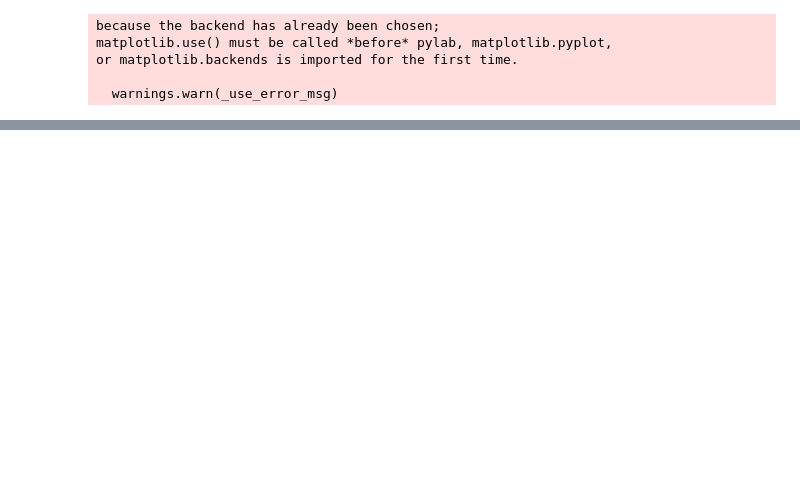
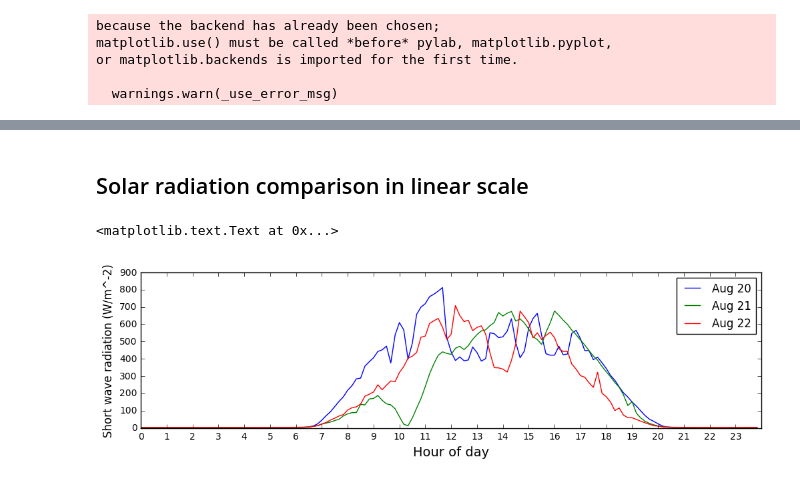
Before and after one commit to valentina-s/ooi_sonar, a Jupyter notebook: Plot echogram DVM.ipynb, the cells around one changed output, grey strips where cells are left out. Saved outputs shown, nothing was run; the diff lists cells and outputs as text; code cells hidden in the pictures; blank space fills up the shorter version.

```diff
--- a/Plot echogram DVM.ipynb
+++ b/Plot echogram DVM.ipynb
@@ -145,0 +216,49 @@ plt.ylabel('Depth',fontsize=14)
+# %%
+dd = 20
+# Get datetime object for all pings
+every_rec = [datetime.datetime(yr,mn,dd,hr,minutes,0) \
+              for hr in all_hr for minutes in all_minutes]  # UTC time
+every_rec = [x+datetime.timedelta(seconds=7*60*60) for x in every_rec]  # adjust to local time
+# Get timestamp for all radiation records
+rec_time = [datetime.datetime(y,m,d,h,mmin,0) for (y,m,d,h,mmin) in zip(data['#YY'],data['MM'],data['DD'],data['hh'],data['mm'])]
+rec_time_num = date2num(rec_time)
+idx20 = [np.argmin(np.abs(rec_time_num-date2num(x))) for x in every_rec]
+# %%
+dd = 21
+# Get datetime object for all pings
+every_rec = [datetime.datetime(yr,mn,dd,hr,minutes,0) \
+              for hr in all_hr for minutes in all_minutes]  # UTC time
+every_rec = [x+datetime.timedelta(seconds=7*60*60) for x in every_rec]  # adjust to local time
+# Get timestamp for all radiation records
+rec_time = [datetime.datetime(y,m,d,h,mmin,0) for (y,m,d,h,mmin) in zip(data['#YY'],data['MM'],data['DD'],data['hh'],data['mm'])]
+rec_time_num = date2num(rec_time)
+idx21 = [np.argmin(np.abs(rec_time_num-date2num(x))) for x in every_rec]
+# %%
+dd = 22
+# Get datetime object for all pings
+every_rec = [datetime.datetime(yr,mn,dd,hr,minutes,0) \
+              for hr in all_hr for minutes in all_minutes]  # UTC time
+every_rec = [x+datetime.timedelta(seconds=7*60*60) for x in every_rec]  # adjust to local time
+# Get timestamp for all radiation records
+rec_time = [datetime.datetime(y,m,d,h,mmin,0) for (y,m,d,h,mmin) in zip(data['#YY'],data['MM'],data['DD'],data['hh'],data['mm'])]
+rec_time_num = date2num(rec_time)
+idx22 = [np.argmin(np.abs(rec_time_num-date2num(x))) for x in every_rec]
+# %%
+# Set xtick and labels
+rec_idx = range(0,24*rec_per_hr,rec_per_hr)
+rec_labels = [str(x) for x in range(24)]
+# %% [markdown]
+## Solar radiation comparison in linear scale
+# %%
+plt.figure(figsize=(12,3))
+plt.plot(data['SRAD1'][idx20],label='Aug 20')
+plt.plot(data['SRAD1'][idx21],label='Aug 21')
+plt.plot(data['SRAD1'][idx22],label='Aug 22')
+plt.xticks(rec_idx,rec_labels)
+plt.xlim([0,rec_per_hr*24])
+plt.legend()
+plt.xlabel('Hour of day',fontsize=14)
+plt.ylabel('Short wave radiation (W/m^-2)',fontsize=12)
+# %% [output]
+<matplotlib.text.Text at 0x...>
+[figure, added]
```
Also changed, not shown: parts of 24 cells of this notebook, 7 other files.
